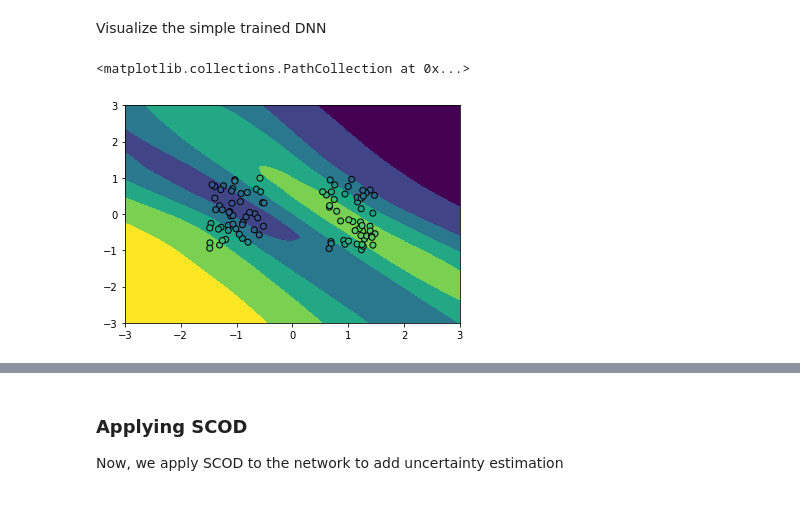
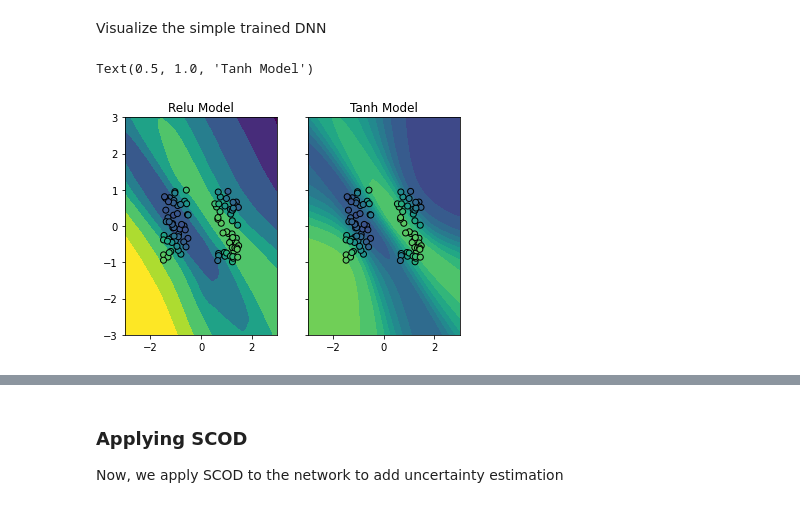
Before and after one commit to StanfordASL/scod-module, a Jupyter notebook: demos/2d_toy_example.ipynb, the cells around one changed output, grey strips where cells are left out. Drawn from its saved outputs; the diff is of its cells as text; code cells hidden in the pictures.

```diff
--- a/demos/2d_toy_example.ipynb
+++ b/demos/2d_toy_example.ipynb
@@ -121,12 +121,23 @@ Visualize the simple trained DNN
 # %%
 X1,X2 = np.meshgrid( np.linspace(-3.,3.,50), np.linspace(-3.,3.,50) )
 X = np.stack([X1,X2], axis=-1)
 xx_tensor = torch.from_numpy(X).view(-1,2).float()
-yhat = relu_model(xx_tensor)
-yhat = yhat[:,0].detach().cpu().numpy()
 
-plt.contourf(X1,X2,yhat.reshape(X1.shape), levels=10, vmin=-2., vmax=2.)
-plt.scatter(dataset.X[:,0], dataset.X[:,1], c=dataset.Y, vmin=-2, vmax=2, edgecolors='k')
+yhat_relu = relu_model(xx_tensor)
+yhat_relu = yhat_relu[:,0].detach().cpu().numpy()
+
+yhat_tanh = tanh_model(xx_tensor)
+yhat_tanh = yhat_tanh[:,0].detach().cpu().numpy()
+
+fig, axes = plt.subplots(1, 2, sharex=True, sharey=True)
+
+axes[0].contourf(X1,X2,yhat_relu.reshape(X1.shape), levels=10, vmin=-2., vmax=2.)
+axes[0].scatter(dataset.X[:,0], dataset.X[:,1], c=dataset.Y, vmin=-2, vmax=2, edgecolors='k')
+axes[0].set_title("Relu Model")
+
+axes[1].contourf(X1,X2,yhat_tanh.reshape(X1.shape), levels=10, vmin=-2., vmax=2.)
+axes[1].scatter(dataset.X[:,0], dataset.X[:,1], c=dataset.Y, vmin=-2, vmax=2, edgecolors='k')
+axes[1].set_title("Tanh Model")
 # %% [output]
-<matplotlib.collections.PathCollection at 0x...>
+Text(0.5, 1.0, 'Tanh Model')
-[figure, old version]
+[figure, new version]
```
Also changed, not shown: parts of 8 cells of this notebook, 4 other files.
